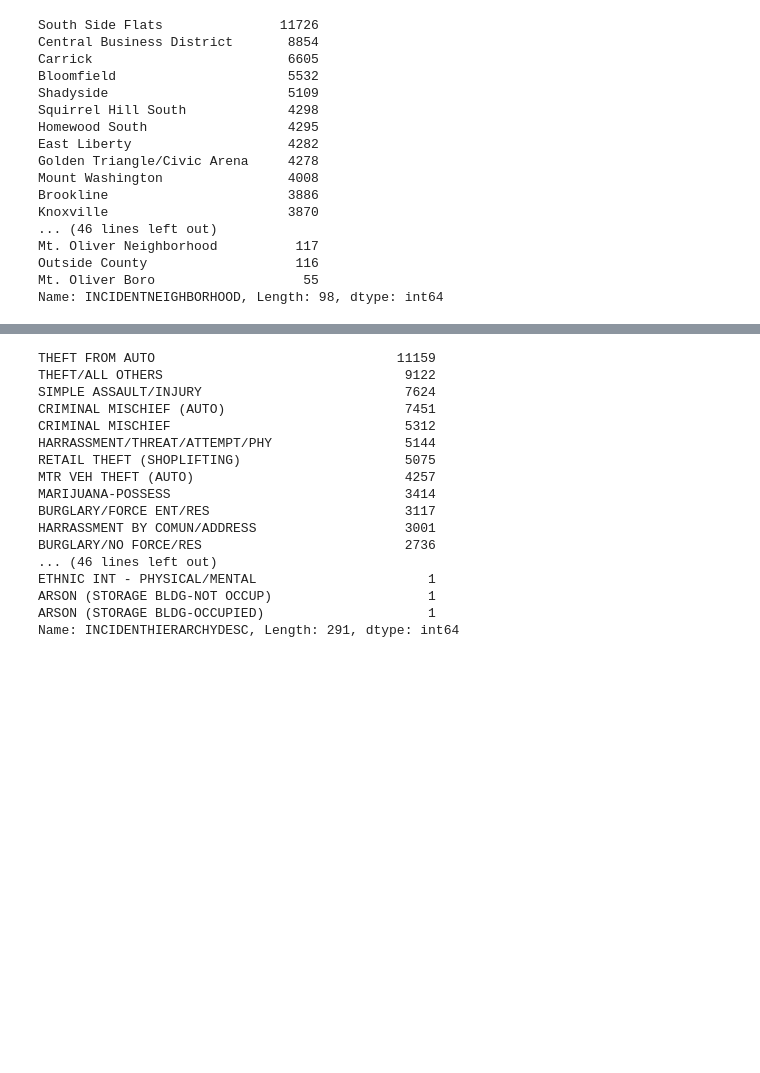
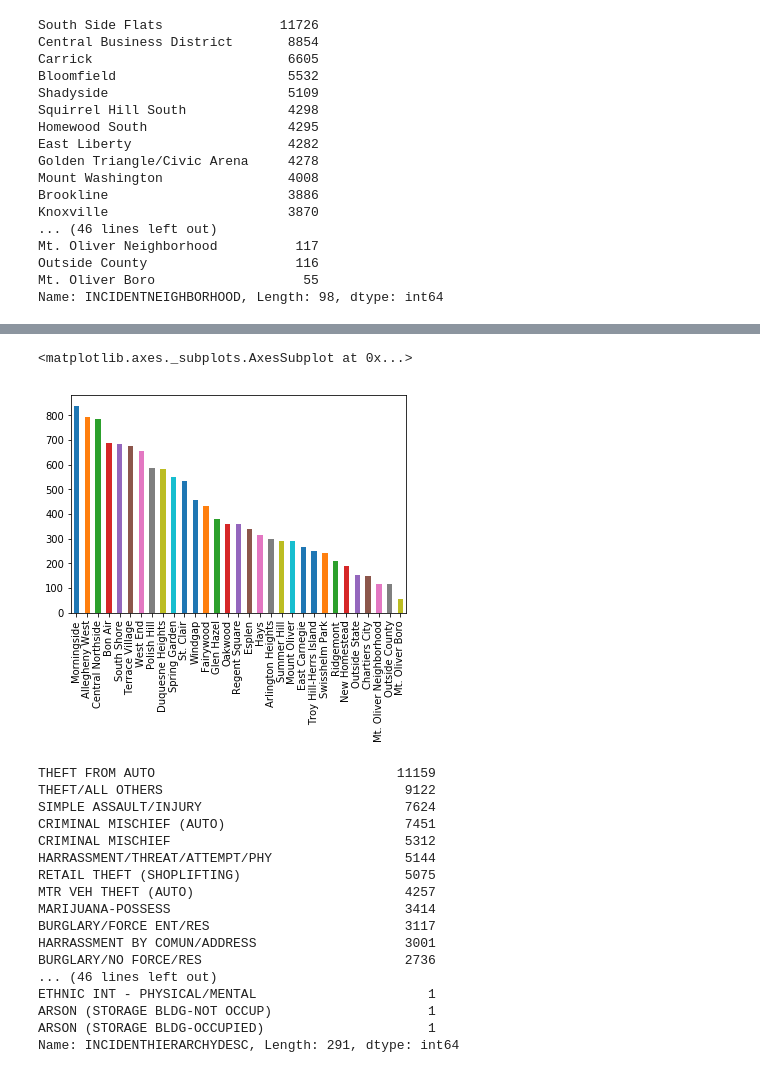
Before and after one commit to dcipicchio/CMPINF-group-8-final-project, a Jupyter notebook: Crimes_by_Neighborhood.ipynb, the cells around one changed output, grey strips where cells are left out. Saved outputs shown, nothing was run; the diff lists cells and outputs as text; code cells hidden in the pictures; blank space fills up the shorter version.

```diff
--- a/Crimes_by_Neighborhood.ipynb
+++ b/Crimes_by_Neighborhood.ipynb
@@ -42,3 +47,8 @@ crimesPerNeighborhood.head(30).plot.bar()
+# %%
+crimesPerNeighborhood.iloc[67:99].plot.bar()
+# %% [output]
+<matplotlib.axes._subplots.AxesSubplot at 0x...>
+[figure, added]
 # %%
 typesOfCrimes = police['INCIDENTHIERARCHYDESC'].value_counts()
 typesOfCrimes
```
Also changed, not shown: parts of 2 cells of this notebook.
